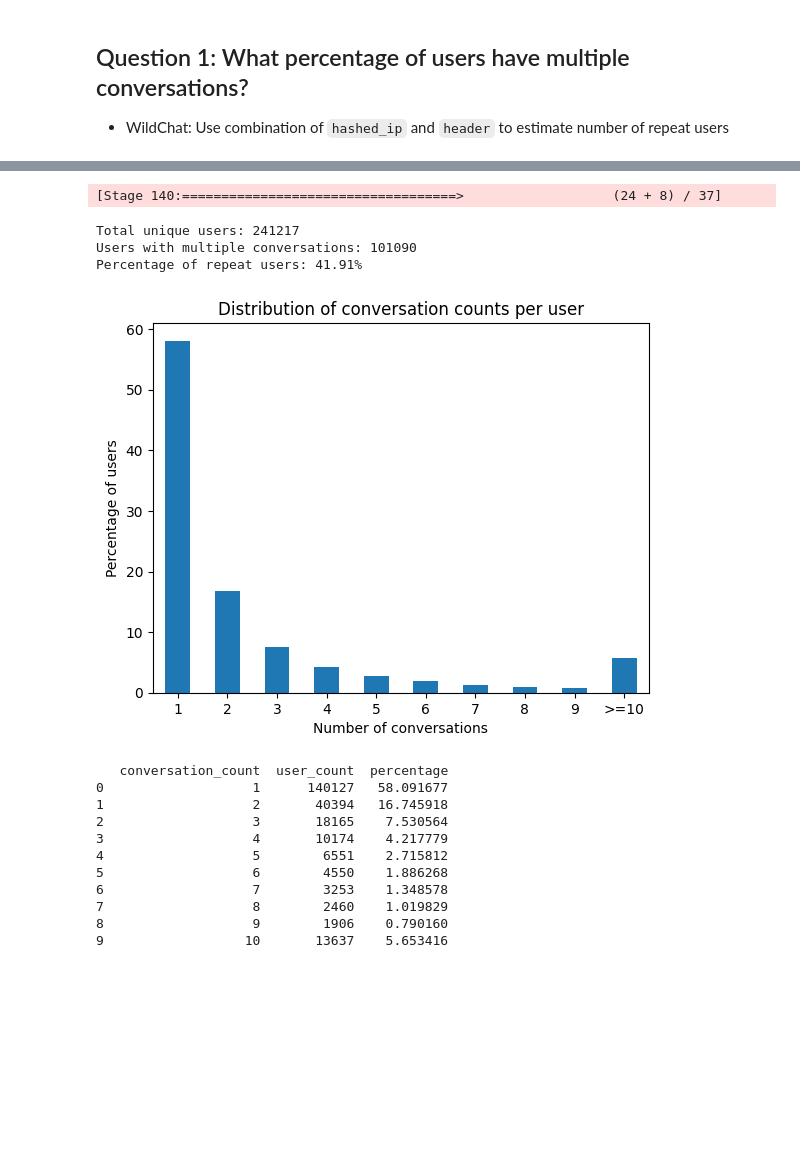
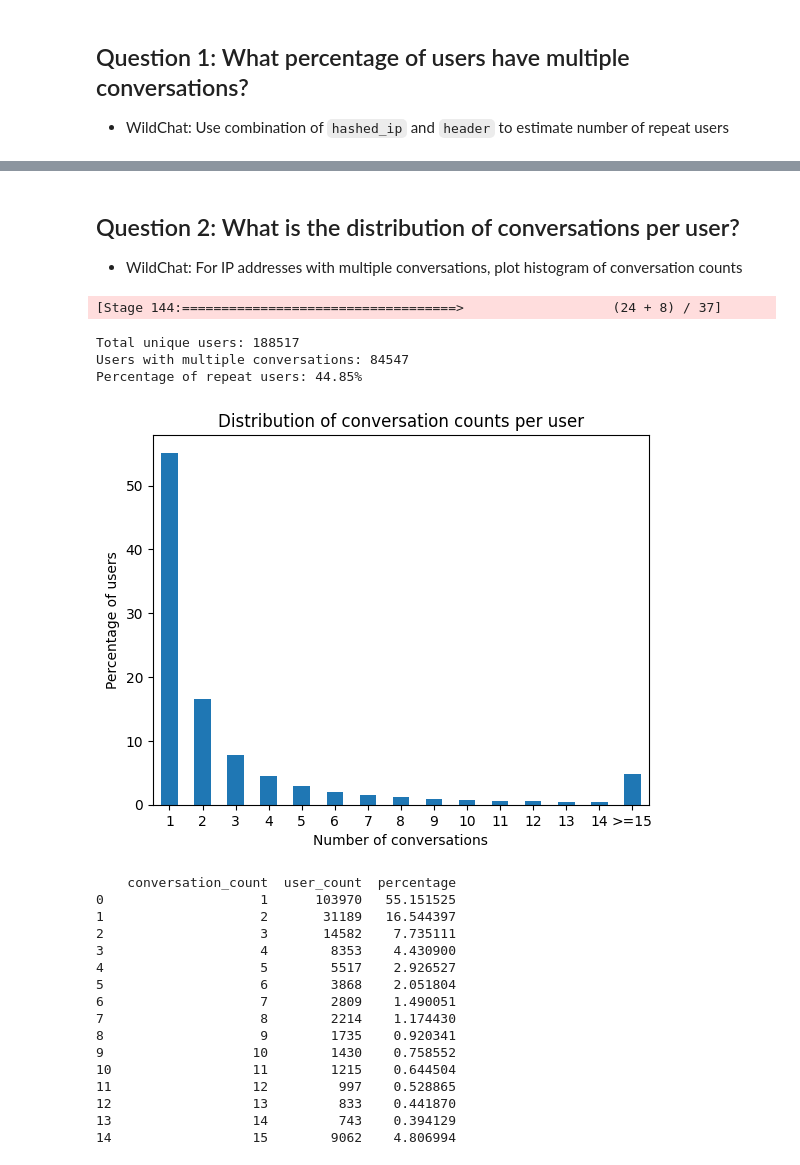
Before and after one commit to nlgkhoi/mbd-project-ut, a Jupyter notebook: khoi/notebook.ipynb, the cells around one changed output, grey strips where cells are left out. Drawn from its saved outputs; the diff is of its cells as text; code cells hidden in the pictures; blank space fills up the shorter version.

```diff
--- a/khoi/notebook.ipynb
+++ b/khoi/notebook.ipynb
@@ -104,0 +249,25 @@ wild_user_count.count() = 188517
+# %%
+# Create a new column 'model_family' based on the model name
+wildchat_df = wildchat_df.withColumn(
+	"model_family",
+	F.when(F.col("model").like("gpt-3.5%"), "GPT-3.5")
+	 .when(F.col("model").like("gpt-4%"), "GPT-4")
+	 .otherwise("Other")
+)
+
+# Group by model family and count conversations
+model_family_counts = wildchat_df.groupBy("model_family").count()
+# convert to percentages
+model_family_counts = model_family_counts.withColumn(
+	"percentage",
+	(col("count") / wildchat_df.count()) * 100
+)
+print(model_family_counts.show())
+
+# Convert to pandas for plotting
+model_family_counts_pd = model_family_counts.toPandas()
+model_family_counts_pd.plot.bar(x="model_family", y="percentage", legend=False)
+plt.xlabel("Model family")
+plt.ylabel("Percentage of conversations")
+plt.title("Distribution of conversations by model family")
+plt.show()
@@ -105,3 +450,6 @@ wild_user_count.count() = 188517
+# %% [markdown]
+## Question 2: What is the distribution of conversations per user?
+- WildChat: For IP addresses with multiple conversations, plot histogram of conversation counts
 # %%
 # 1. Create analysis on composite_key (already created in cell 14)
 wildchat_df = wildchat_df.withColumn(
@@ -110,7 +458,10 @@ wildchat_df = wildchat_df.withColumn(
 )
 
 # 2. Count conversations per unique user
-user_conversation_counts = wildchat_df.groupBy("composite_key").agg(
+# user_conversation_counts = wildchat_df.groupBy("composite_key").agg(
+# 	count("conversation_hash").alias("conversation_count")
+# )
+user_conversation_counts = wildchat_df.groupBy("hashed_ip").agg(
 	count("conversation_hash").alias("conversation_count")
 )
 
@@ -124,49 +475,55 @@ print(f"Total unique users: {total_users}")
 print(f"Users with multiple conversations: {repeat_users}")
 print(f"Percentage of repeat users: {repeat_percentage:.2f}%")
 # %% [output]
-[Stage 140:===================================>                   (24 + 8) / 37]
+[Stage 144:===================================>                   (24 + 8) / 37]
-Total unique users: 241217
-Users with multiple conversations: 101090
-Percentage of repeat users: 41.91%
+Total unique users: 188517
+Users with multiple conversations: 84547
+Percentage of repeat users: 44.85%
 # %%
 # 5. Optional: Distribution of conversation counts
 user_conversation_counts_grouped = user_conversation_counts.groupBy("conversation_count") \
 	.agg(count("*").alias("user_count")) \
 	.orderBy("conversation_count") \
 
 # 5.1. Group into bins
+max_count_cutoff = 15
 user_conversation_counts_grouped = user_conversation_counts_grouped.withColumn(
 	"conversation_count",
-	when(col("conversation_count") < 10, col("conversation_count")).otherwise(10)
+	when(col("conversation_count") < max_count_cutoff, col("conversation_count")).otherwise(max_count_cutoff)
 )
 user_conversation_counts_grouped = user_conversation_counts_grouped.groupBy("conversation_count") \
 	.agg(F.sum("user_count").alias("user_count")) \
 	.orderBy("conversation_count")
 
 # 6. Plot distribution, plot in % scale
 # Calculate total users for percentage
 total = user_conversation_counts_grouped.agg(F.sum("user_count")).collect()[0][0]
 # Convert to pandas and calculate percentage
 df_plot = user_conversation_counts_grouped.toPandas()
 df_plot['percentage'] = (df_plot['user_count'] / total) * 100
 # Create the plot
 df_plot.plot.bar(x="conversation_count", y="percentage", legend=False)
-plt.xticks(range(10), [str(i) for i in range(1, 10)] + ['>=10'], rotation=0)  # Changed this line
+plt.xticks(range(max_count_cutoff), [str(i) for i in range(1, max_count_cutoff)] + [f'>={max_count_cutoff}'], rotation=0)  # Changed this line
 plt.xlabel("Number of conversations")
 plt.ylabel("Percentage of users")
 plt.title("Distribution of conversation counts per user")
 plt.show()
 print(df_plot)
 # %% [output]
-[figure, old version]
+[figure, new version]
-   conversation_count  user_count  percentage
-0                   1      140127   58.091677
-1                   2       40394   16.745918
-2                   3       18165    7.530564
-3                   4       10174    4.217779
-4                   5        6551    2.715812
-5                   6        4550    1.886268
-6                   7        3253    1.348578
-7                   8        2460    1.019829
-8                   9        1906    0.790160
-9                  10       13637    5.653416
+    conversation_count  user_count  percentage
+0                    1      103970   55.151525
+1                    2       31189   16.544397
+2                    3       14582    7.735111
+3                    4        8353    4.430900
+4                    5        5517    2.926527
+5                    6        3868    2.051804
+6                    7        2809    1.490051
+7                    8        2214    1.174430
+8                    9        1735    0.920341
+9                   10        1430    0.758552
+10                  11        1215    0.644504
+11                  12         997    0.528865
+12                  13         833    0.441870
+13                  14         743    0.394129
+14                  15        9062    4.806994
```
Also changed, not shown: parts of 24 cells of this notebook, 3 other files.
